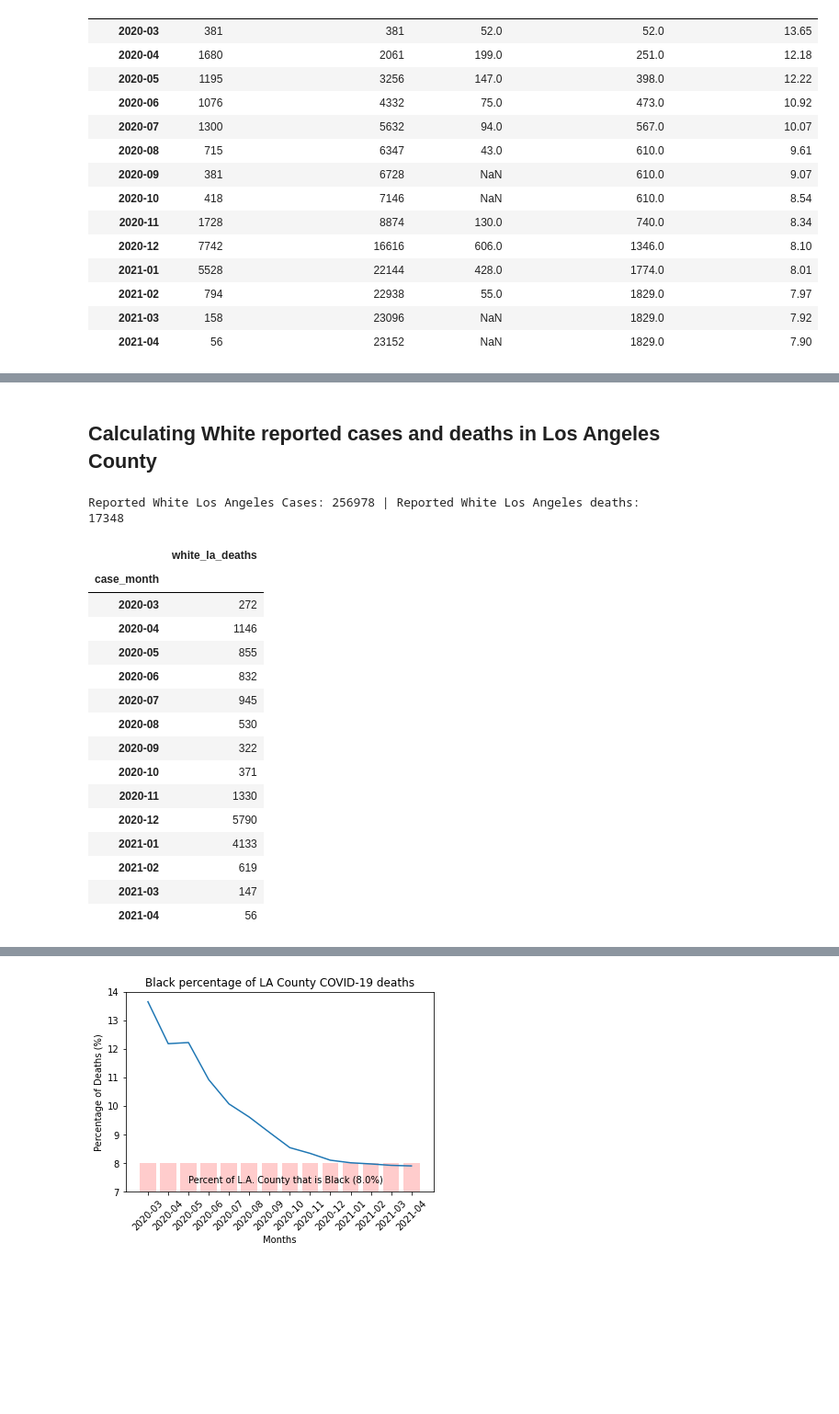
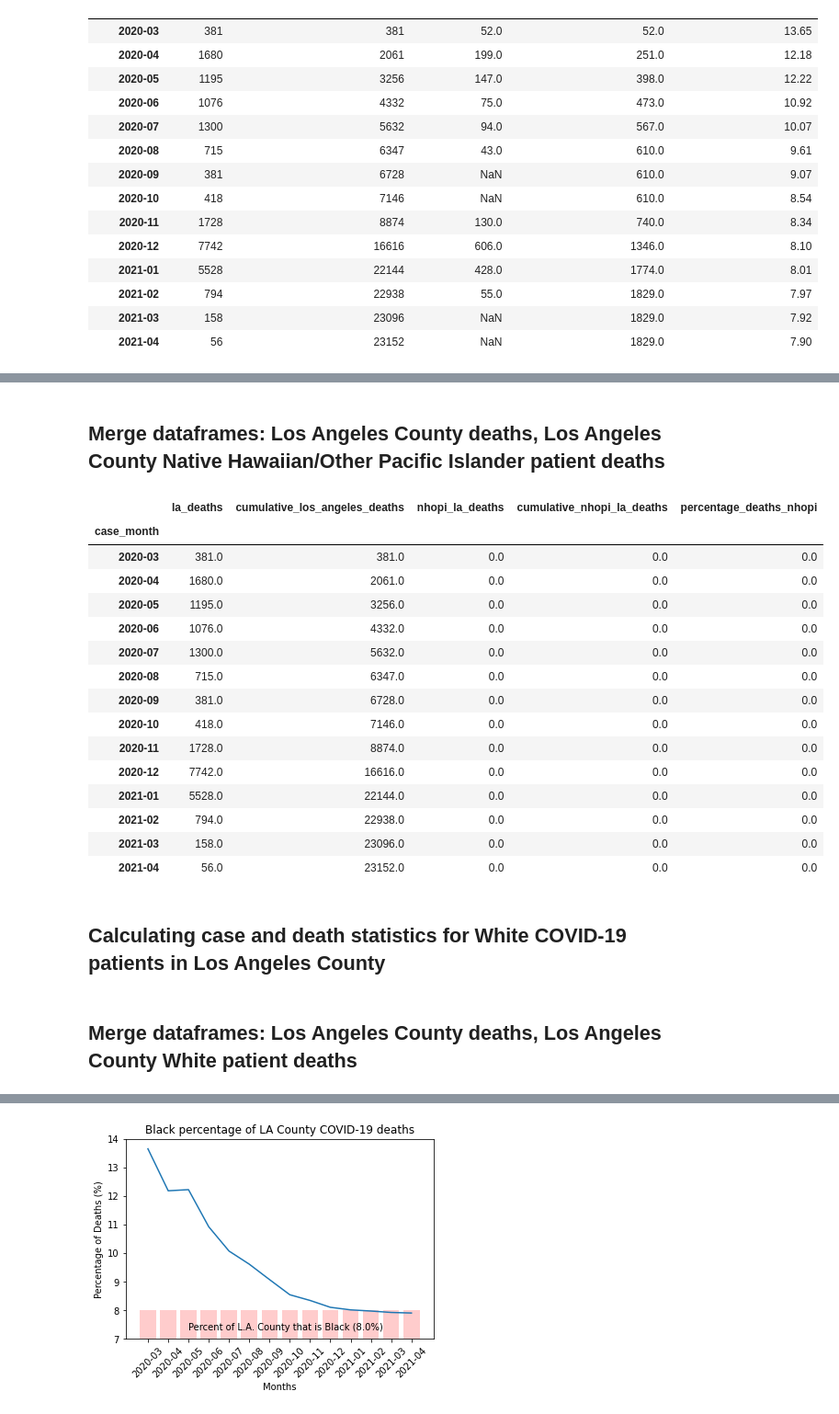
Before and after one commit to kevogil/covid-analysis, a Jupyter notebook: Notebooks/Analysis_And_Visualizations/percentage_deaths_vs_population_percentage.ipynb, the cells around one changed output, grey strips where cells are left out. Shown at 92% size. Drawn from its saved outputs; the diff is of its cells as text; code cells hidden in the pictures; blank space fills up the shorter version.

```diff
--- a/Notebooks/Analysis_And_Visualizations/percentage_deaths_vs_population_percentage.ipynb
+++ b/Notebooks/Analysis_And_Visualizations/percentage_deaths_vs_population_percentage.ipynb
@@ -416,34 +480,46 @@ Reported Hispanic/Latino Los Angeles Cases: 117576 | Reported Hispanic/Latino Lo
+# %% [markdown]
+## Merge dataframes: Los Angeles County deaths, Los Angeles County Native Hawaiian/Other Pacific Islander patient deaths
+# %%
+# Merge Los Angeles County deaths and Los Angeles County NHOPI patient deaths dataframes
+los_angeles_and_nhopi_deaths_df = pd.DataFrame(los_angeles_deaths_by_month_df.merge(right=nhopi_los_angeles_deaths_by_month_df,
+                                     how="outer",
+                                     on="case_month"))
+
+# Make dates uniform across dataframes
+los_angeles_and_nhopi_deaths_df = pd.DataFrame(los_angeles_and_nhopi_deaths_df.truncate(after=last_row))
+
+# Fill NaN values for cumulative NHOPI patient deaths
+los_angeles_and_nhopi_deaths_df["cumulative_nhopi_la_deaths"].fillna(method='ffill', inplace=True)
+
+# Calculate the percentage of Los Angeles County deaths were NHOPI patients
+cumulative_los_angeles_deaths_series = los_angeles_and_nhopi_deaths_df["cumulative_los_angeles_deaths"]
+cumulative_nhopi_la_deaths_series = los_angeles_and_nhopi_deaths_df["cumulative_nhopi_la_deaths"]
+percentage_deaths_nhopi_los_angeles = round((cumulative_nhopi_la_deaths_series / cumulative_los_angeles_deaths_series) * 100, 2)
+
+# Add the percenage of NHOPI patient deaths to dataframe
+los_angeles_and_nhopi_deaths_df["percentage_deaths_nhopi"] = percentage_deaths_nhopi_los_angeles
+
+# Fill NaN values with 0
+los_angeles_and_nhopi_deaths_df = pd.DataFrame(los_angeles_and_nhopi_deaths_df.fillna(value=0))
+
+# Display dataframe
+los_angeles_and_nhopi_deaths_df
+# %% [output]
+|  | la_deaths | cumulative_los_angeles_deaths | nhopi_la_deaths | cumulative_nhopi_la_deaths | percentage_deaths_nhopi |
+| case_month |  |  |  |  |  |
+| 2020-03 | 381.0 | 381.0 | 0.0 | 0.0 | 0.0 |
+| 2020-04 | 1680.0 | 2061.0 | 0.0 | 0.0 | 0.0 |
+| 2020-05 | 1195.0 | 3256.0 | 0.0 | 0.0 | 0.0 |
+| 2020-06 | 1076.0 | 4332.0 | 0.0 | 0.0 | 0.0 |
+| 2020-07 | 1300.0 | 5632.0 | 0.0 | 0.0 | 0.0 |
+| 2020-08 | 715.0 | 6347.0 | 0.0 | 0.0 | 0.0 |
+| 2020-09 | 381.0 | 6728.0 | 0.0 | 0.0 | 0.0 |
+| 2020-10 | 418.0 | 7146.0 | 0.0 | 0.0 | 0.0 |
+| 2020-11 | 1728.0 | 8874.0 | 0.0 | 0.0 | 0.0 |
+| 2020-12 | 7742.0 | 16616.0 | 0.0 | 0.0 | 0.0 |
+| 2021-01 | 5528.0 | 22144.0 | 0.0 | 0.0 | 0.0 |
+| 2021-02 | 794.0 | 22938.0 | 0.0 | 0.0 | 0.0 |
+| 2021-03 | 158.0 | 23096.0 | 0.0 | 0.0 | 0.0 |
+| 2021-04 | 56.0 | 23152.0 | 0.0 | 0.0 | 0.0 |
 # %% [markdown]
-## Calculating White reported cases and deaths in Los Angeles County
+## Calculating case and death statistics for White COVID-19 patients in Los Angeles County
-# %%
-white_los_angeles_case_surveillance_df = pd.DataFrame(los_angeles_case_surveillance_df.loc[los_angeles_case_surveillance_df["race/ethnicity"] == "White"])
-
-white_los_angeles_cases = white_los_angeles_case_surveillance_df.shape[0]
-white_los_angeles_deaths = white_los_angeles_case_surveillance_df.loc[white_los_angeles_case_surveillance_df["death_yn"] == "Yes"].shape[0]
-
-
-white_los_angeles_deaths_by_month_df = pd.DataFrame(white_los_angeles_case_surveillance_df[["case_month","death_yn"]]
-                                                 .loc[white_los_angeles_case_surveillance_df[["case_month","death_yn"]]["death_yn"] == "Yes"]
-                                                 .groupby(by="case_month").count())
-
-white_los_angeles_deaths_by_month_df = white_los_angeles_deaths_by_month_df.rename(columns={"death_yn" : "white_la_deaths"})
-print(f"Reported White Los Angeles Cases: {white_los_angeles_cases} | Reported White Los Angeles deaths: {white_los_angeles_deaths}")
-white_los_angeles_deaths_by_month_df
-# %% [output]
-Reported White Los Angeles Cases: 256978 | Reported White Los Angeles deaths: 17348
-|  | white_la_deaths |
-| case_month |  |
-| 2020-03 | 272 |
-| 2020-04 | 1146 |
-| 2020-05 | 855 |
-| 2020-06 | 832 |
-| 2020-07 | 945 |
-| 2020-08 | 530 |
-| 2020-09 | 322 |
-| 2020-10 | 371 |
-| 2020-11 | 1330 |
-| 2020-12 | 5790 |
-| 2021-01 | 4133 |
-| 2021-02 | 619 |
-| 2021-03 | 147 |
-| 2021-04 | 56 |
@@ -459,0 +526,2 @@ la_percent_white = los_angeles_stats_df.loc["Pop % Non-Hispanic White"].iloc[0]
+# %% [markdown]
+## Merge dataframes: Los Angeles County deaths, Los Angeles County White patient deaths
```
Also changed, not shown: parts of 18 cells of this notebook.
